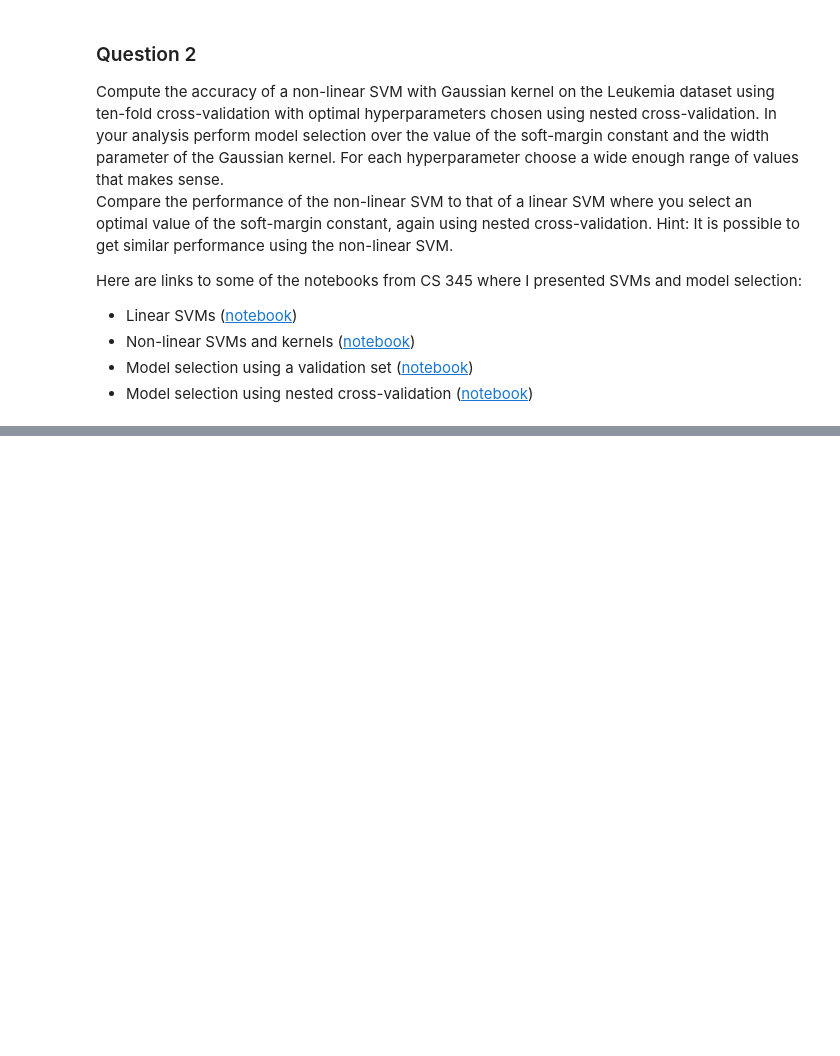
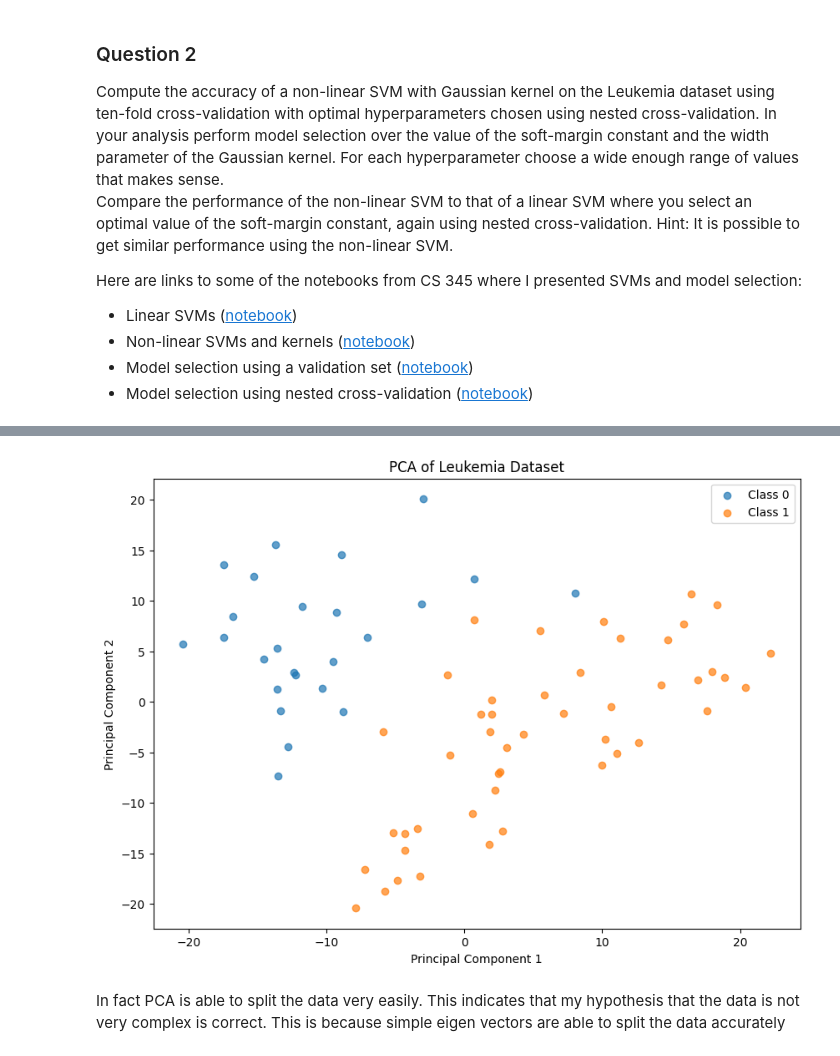
Before and after one commit to Formanj-0/CS525-Bioinformatics, a Jupyter notebook: exercise0_ml_review.ipynb, the cells around one changed output, grey strips where cells are left out. Saved outputs shown, nothing was run; the diff lists cells and outputs as text; code cells hidden in the pictures; blank space fills up the shorter version.

```diff
--- a/exercise0_ml_review.ipynb
+++ b/exercise0_ml_review.ipynb
@@ -78,0 +139,28 @@ Here are links to some of the notebooks from CS 345 where I presented SVMs and m
+# %%
+from sklearn import svm
+from sklearn.model_selection import GridSearchCV
+
+cv = StratifiedKFold(n_splits=10, shuffle=True)
+param_grid_gaussian = [
+  {'C': [1, 10, 100, 1000],
+   'gamma': [0.001, 0.01, 0.1]},
+ ]
+
+param_grid_linear = [
+  {'C': [1, 10, 100, 1000]}
+ ]
+
+gaussian = GridSearchCV(svm.SVC(kernel='rbf'), param_grid_gaussian, cv=cv)
+linear = GridSearchCV(svm.SVC(kernel='linear'), param_grid_linear, cv=cv)
+
+linear.fit(X,y)
+gaussian.fit(X, y)
+
+print('guassian classifier: ', gaussian.best_estimator_)
+print('linear classifier: ', linear.best_estimator_)
+
+gaussian_accuracy = cross_val_score(gaussian, X, y, cv=cv, scoring='accuracy')
+linear_accuracy = cross_val_score(linear, X, y, cv=cv, scoring='accuracy')
+
+print('guassian accuracy: ', np.mean(gaussian_accuracy))
+print('linear accuracy: ', np.mean(linear_accuracy))
@@ -78,0 +174,18 @@ Here are links to some of the notebooks from CS 345 where I presented SVMs and m
+# %%
+from sklearn.decomposition import PCA
+pca = PCA(n_components=2)
+X_pca = pca.fit_transform(X)
+
+plt.figure(figsize=(10, 7))
+for label in np.unique(y):
+    plt.scatter(X_pca[y == label, 0], X_pca[y == label, 1], label=f'Class {label}', alpha=0.7)
+
+plt.xlabel('Principal Component 1')
+plt.ylabel('Principal Component 2')
+plt.title('PCA of Leukemia Dataset')
+plt.legend()
+plt.show()
+# %% [output]
+[figure, added]
+# %% [markdown]
+In fact PCA is able to split the data very easily. This indicates that my hypothesis that the data is not very complex is correct. This is because simple eigen vectors are able to split the data accurately
```
Also changed, not shown: parts of 14 cells of this notebook.
